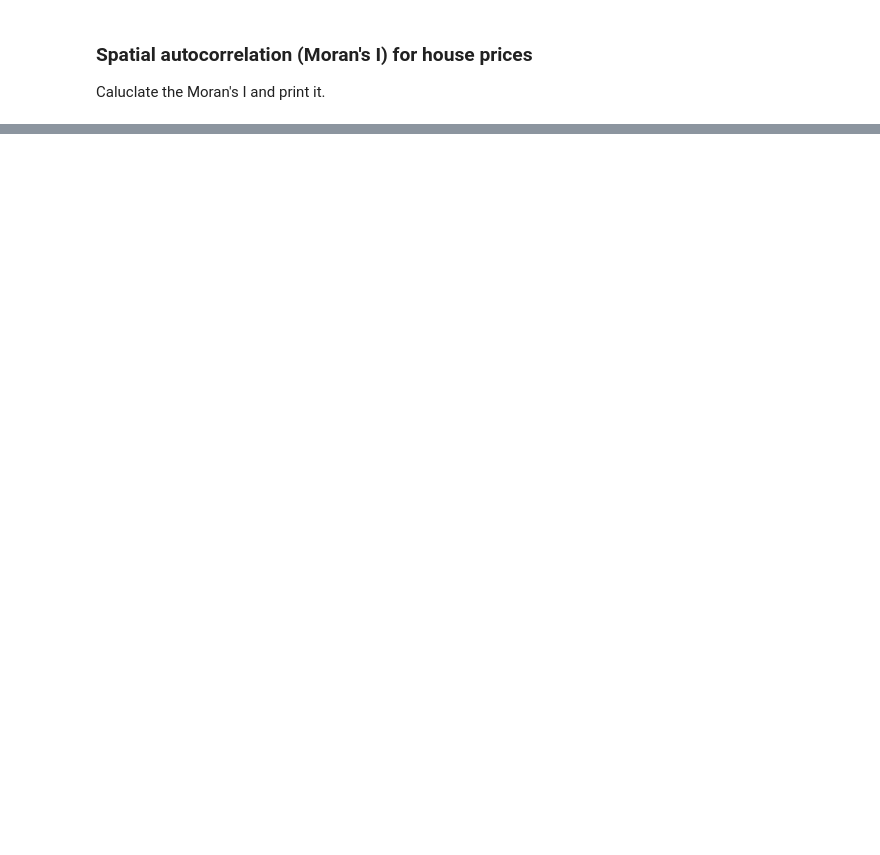
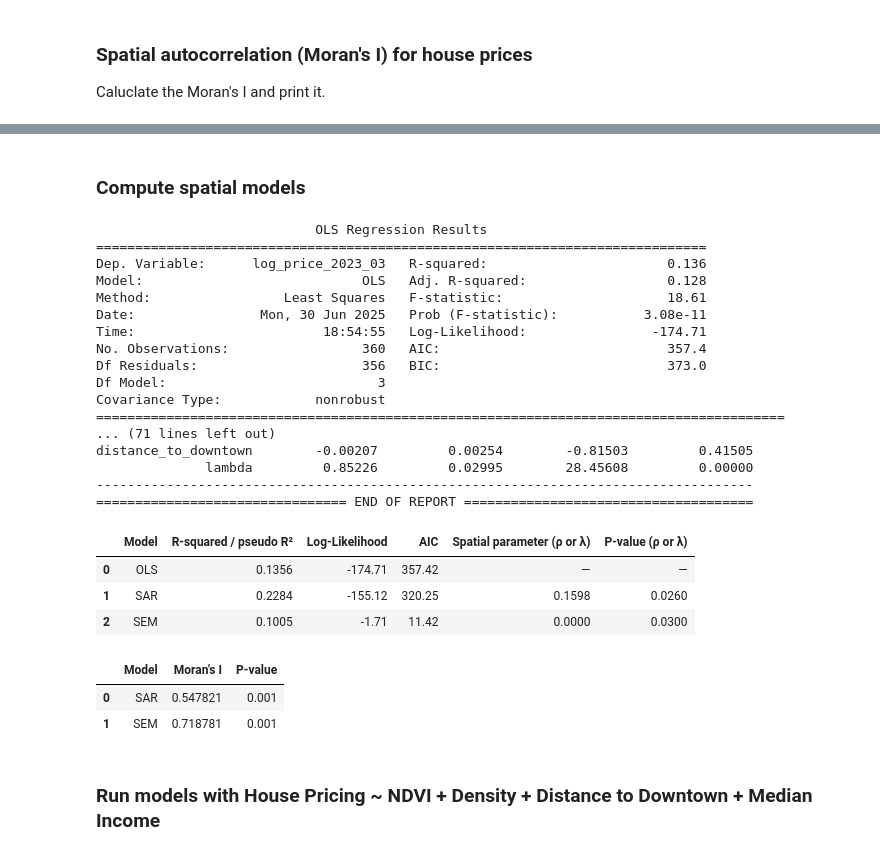
Before and after one commit to andreleo02/geospatial-analysis-project, a Jupyter notebook: analysis.ipynb, the cells around one changed output, grey strips where cells are left out. Saved outputs shown, nothing was run; the diff lists cells and outputs as text; code cells hidden in the pictures; blank space fills up the shorter version.

```diff
--- a/analysis.ipynb
+++ b/analysis.ipynb
@@ -156,0 +175,3 @@ strong multicollinearity or other numerical problems.
+# %%
+x_vars = ['ndvi', 'density', 'distance_to_downtown']
+y_var = 'log_price_2023_03'
@@ -232,5 +211,0 @@ The SEM is fitted too, for comparison.
-# %%
-# Fit spatial error model
-error_model = ML_Error(y, X, w=w, name_y='log_price', name_x=['ndvi', 'density', 'distance'], name_w='queen')
-
-print(error_model.summary)
@@ -254,0 +212,33 @@ Log likelihood      :     -1.7080
+# %% [markdown]
+### Compute spatial models
+# %%
+def sar(x_vars, y_var, w):
+    # Define spatial weights
+    w.transform = 'r'
+
+    # Variables
+    y = merged_df[y_var].values.reshape(-1, 1)
+    X = merged_df[x_vars].values
+
+    # Fit model
+    lag_model = ML_Lag(y, X, w=w, name_y='log_price', name_x=x_vars, name_w='queen')
+
+    # Print summary
+    print(lag_model.summary)
+
+    return lag_model
+# %%
+def sem(x_vars, y_var, w):
+    # Define spatial weights
+    w.transform = 'r'
+
+    # Variables
+    y = merged_df[y_var].values.reshape(-1, 1)
+    X = merged_df[x_vars].values
+
+    # Fit spatial error model
+    error_model = ML_Error(y, X, w=w, name_y='log_price', name_x=x_vars, name_w='queen')
+
+    print(error_model.summary)
+
+    return error_model
@@ -254,0 +293,33 @@ Log likelihood      :     -1.7080
+# %%
+ols_model = ols(x_vars=x_vars, y_var=y_var)
+lag_model = sar(x_vars=x_vars, y_var=y_var, w=w)
+error_model = sem(x_vars=x_vars, y_var=y_var, w=w)
+
+comparison(ols_model=ols_model, lag_model=lag_model, error_model=error_model, w=w)
+# %% [output]
+                            OLS Regression Results
+==============================================================================
+Dep. Variable:      log_price_2023_03   R-squared:                       0.136
+Model:                            OLS   Adj. R-squared:                  0.128
+Method:                 Least Squares   F-statistic:                     18.61
+Date:                Mon, 30 Jun 2025   Prob (F-statistic):           3.08e-11
+Time:                        18:54:55   Log-Likelihood:                -174.71
+No. Observations:                 360   AIC:                             357.4
+Df Residuals:                     356   BIC:                             373.0
+Df Model:                           3
+Covariance Type:            nonrobust
+========================================================================================
+... (71 lines left out)
+distance_to_downtown        -0.00207         0.00254        -0.81503         0.41505
+              lambda         0.85226         0.02995        28.45608         0.00000
+------------------------------------------------------------------------------------
+================================ END OF REPORT =====================================
+|  | Model | R-squared / pseudo R² | Log-Likelihood | AIC | Spatial parameter (ρ or λ) | P-value (ρ or λ) |
+| 0 | OLS | 0.1356 | -174.71 | 357.42 | — | — |
+| 1 | SAR | 0.2284 | -155.12 | 320.25 | 0.1598 | 0.0260 |
+| 2 | SEM | 0.1005 | -1.71 | 11.42 | 0.0000 | 0.0300 |
+|  | Model | Moran's I | P-value |
+| 0 | SAR | 0.547821 | 0.001 |
+| 1 | SEM | 0.718781 | 0.001 |
+# %% [markdown]
+### Run models with House Pricing ~ NDVI + Density + Distance to Downtown + Median Income
```
Also changed, not shown: parts of 24 cells of this notebook, 1 other file.
